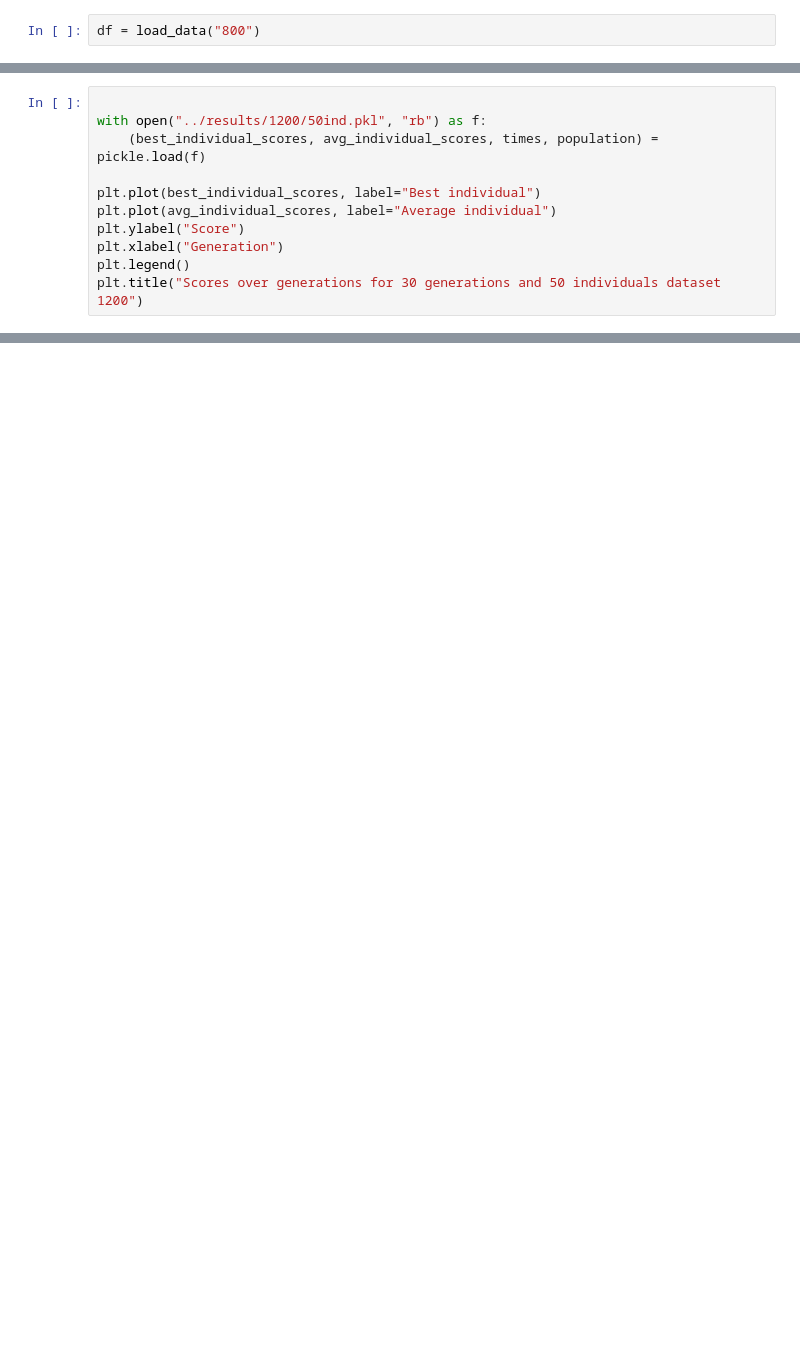
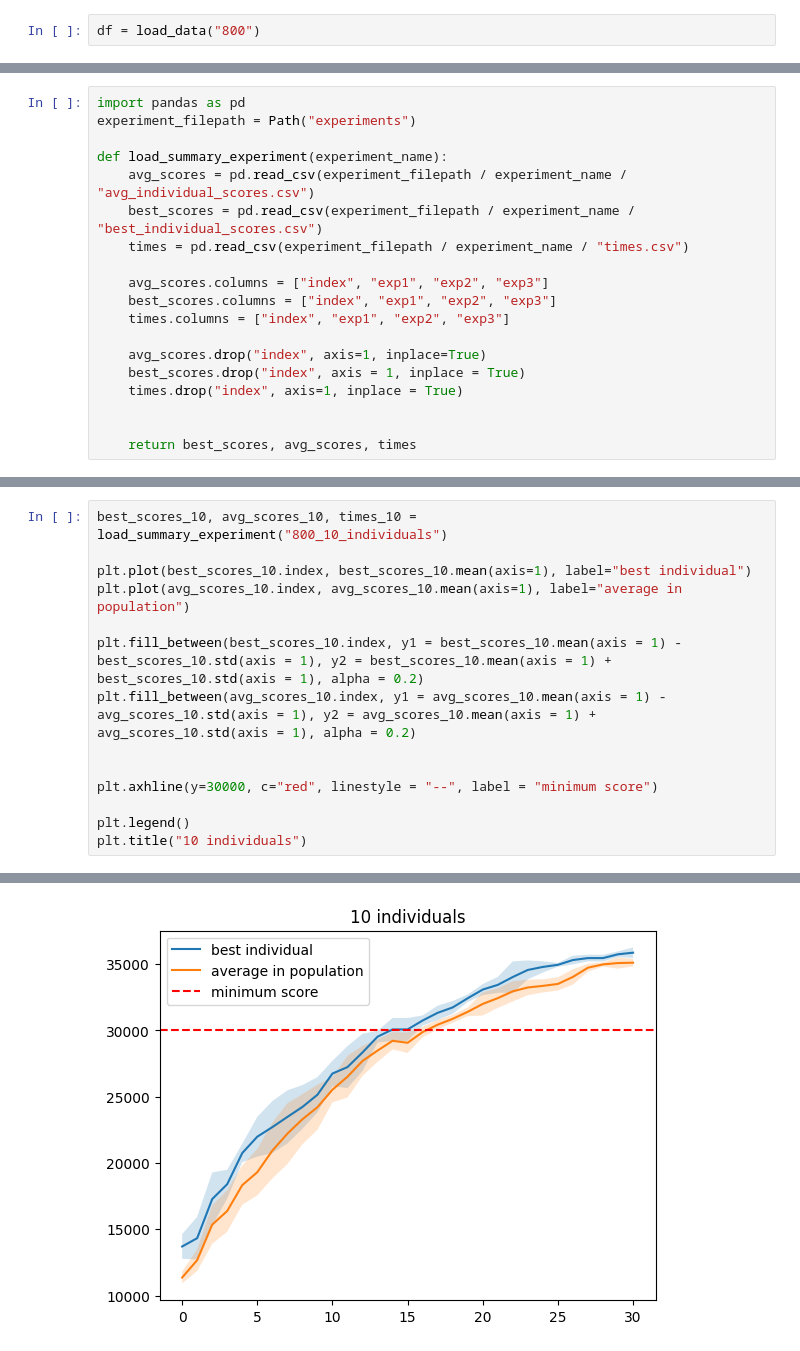
Before and after one commit to Fersoil/miowad, a Jupyter notebook: EA/code/AE2_hyperparameters.ipynb, the cells around one changed output, grey strips where cells are left out. Drawn from its saved outputs; the diff is of its cells as text; blank space fills up the shorter version.

Commit message:
experiment evaluation

```diff
--- a/EA/code/AE2_hyperparameters.ipynb
+++ b/EA/code/AE2_hyperparameters.ipynb
@@ -325,11 +38,0 @@ Text(0.5, 1.0, 'Scores over generations for 30 generations and 30 individuals da
-# %%
-
-with open("../results/1200/50ind.pkl", "rb") as f:
-    (best_individual_scores, avg_individual_scores, times, population) = pickle.load(f)
-
-plt.plot(best_individual_scores, label="Best individual")
-plt.plot(avg_individual_scores, label="Average individual")
-plt.ylabel("Score")
-plt.xlabel("Generation")
-plt.legend()
-plt.title("Scores over generations for 30 generations and 50 individuals dataset 1200")
@@ -338,0 +39,19 @@ Text(0.5, 1.0, 'Scores over generations for 30 generations and 50 individuals da
+# %%
+import pandas as pd
+experiment_filepath = Path("experiments")
+
+def load_summary_experiment(experiment_name):
+    avg_scores = pd.read_csv(experiment_filepath / experiment_name / "avg_individual_scores.csv")
+    best_scores = pd.read_csv(experiment_filepath / experiment_name / "best_individual_scores.csv")
+    times = pd.read_csv(experiment_filepath / experiment_name / "times.csv")
+
+    avg_scores.columns = ["index", "exp1", "exp2", "exp3"]
+    best_scores.columns = ["index", "exp1", "exp2", "exp3"]
+    times.columns = ["index", "exp1", "exp2", "exp3"]
+
+    avg_scores.drop("index", axis=1, inplace=True)
+    best_scores.drop("index", axis = 1, inplace = True)
+    times.drop("index", axis=1, inplace = True)
+
+
+    return best_scores, avg_scores, times
@@ -338,0 +60,15 @@ Text(0.5, 1.0, 'Scores over generations for 30 generations and 50 individuals da
+# %%
+best_scores_10, avg_scores_10, times_10 = load_summary_experiment("800_10_individuals")
+
+plt.plot(best_scores_10.index, best_scores_10.mean(axis=1), label="best individual")
+plt.plot(avg_scores_10.index, avg_scores_10.mean(axis=1), label="average in population")
+
+plt.fill_between(best_scores_10.index, y1 = best_scores_10.mean(axis = 1) - best_scores_10.std(axis = 1), y2 = best_scores_10.mean(axis = 1) + best_scores_10.std(axis = 1), alpha = 0.2)
+plt.fill_between(avg_scores_10.index, y1 = avg_scores_10.mean(axis = 1) - avg_scores_10.std(axis = 1), y2 = avg_scores_10.mean(axis = 1) + avg_scores_10.std(axis = 1), alpha = 0.2)
+
+
+plt.axhline(y=30000, c="red", linestyle = "--", label = "minimum score")
+
+plt.legend()
+plt.title("10 individuals")
+# %% [output]
@@ -338,0 +76 @@ Text(0.5, 1.0, 'Scores over generations for 30 generations and 50 individuals da
+[figure, added]
```
Also changed, not shown: parts of 44 cells of this notebook, 15 other files.
